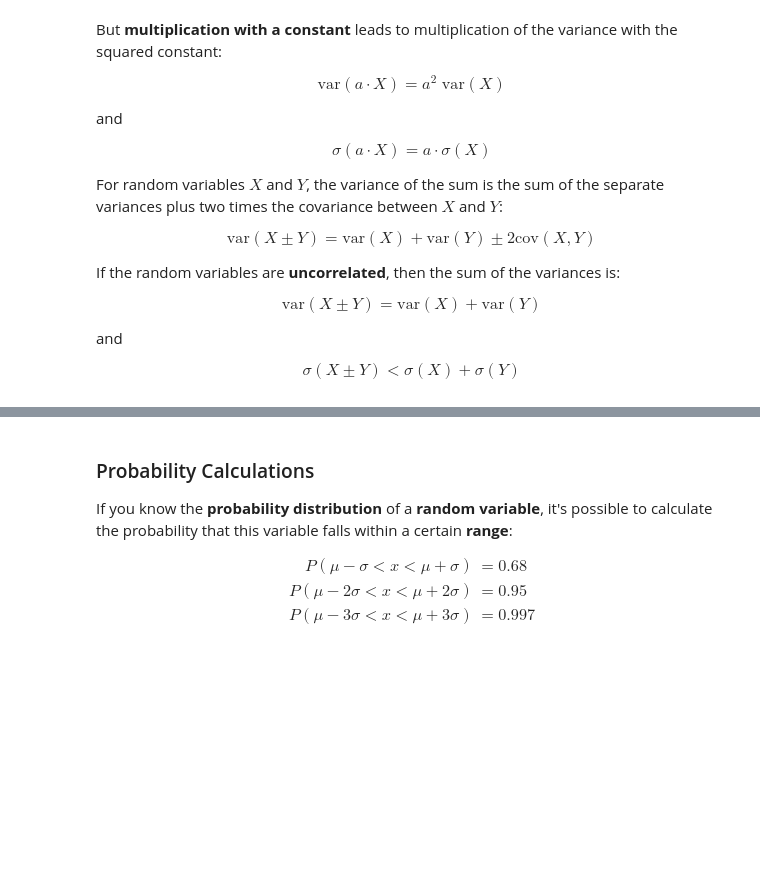
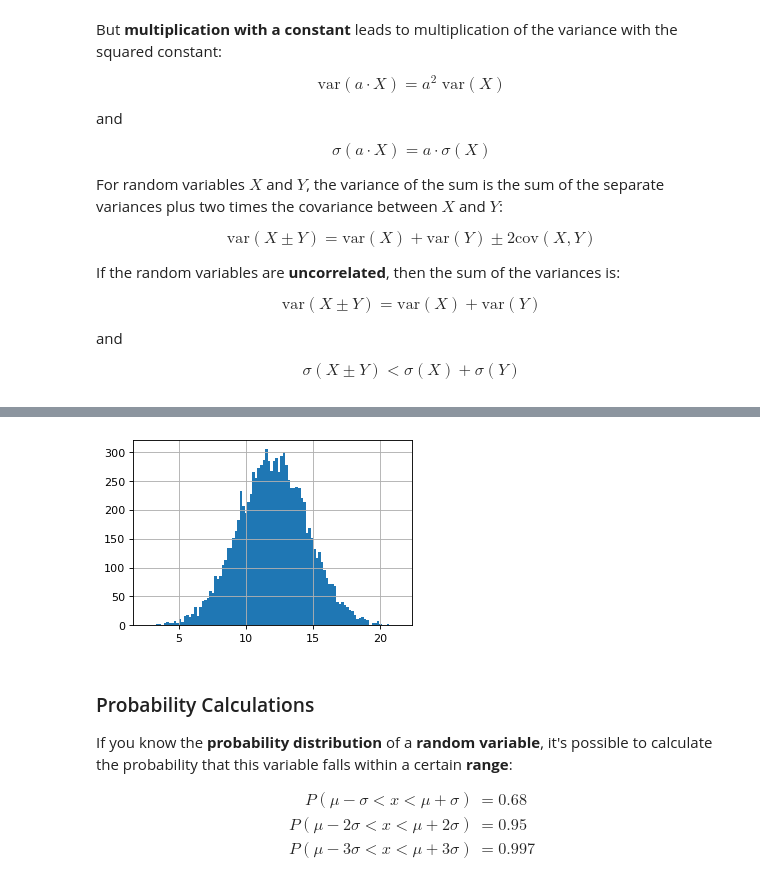
Before and after one commit to thomd/math, a Jupyter notebook: statistics.ipynb, the cells around one changed output, grey strips where cells are left out. Cells and saved outputs as stored; diff of their text form; code cells hidden in the pictures; blank space fills up the shorter version.

```diff
--- a/statistics.ipynb
+++ b/statistics.ipynb
@@ -1030,3 +1037,21 @@ The distribution $\mathcal{N}\,(0, 1)$ is called **standard normal distribution*
+# %%
+import matplotlib.pyplot as plt
+import scipy.stats as stats
+import numpy as np
+
+# create some random uniform distributed data between 0 and 1
+uniform_data = stats.uniform.rvs(size=10000, loc=0, scale=1)
+
+# use the inverse cumulative distribution function (percent-point function) with the parameter mu and std of your distribution
+mu = 12
+std = 2.6
+sampled_data = stats.norm.ppf(uniform_data, loc=mu, scale=std)
+
+plt.figure(figsize=(4.5, 3))
+plt.hist(sampled_data, bins=100)
+plt.grid();
+# %% [output]
+[figure, added]
 # %% [markdown]
 ### Probability Calculations
 
```
Also changed, not shown: parts of 10 cells of this notebook.
